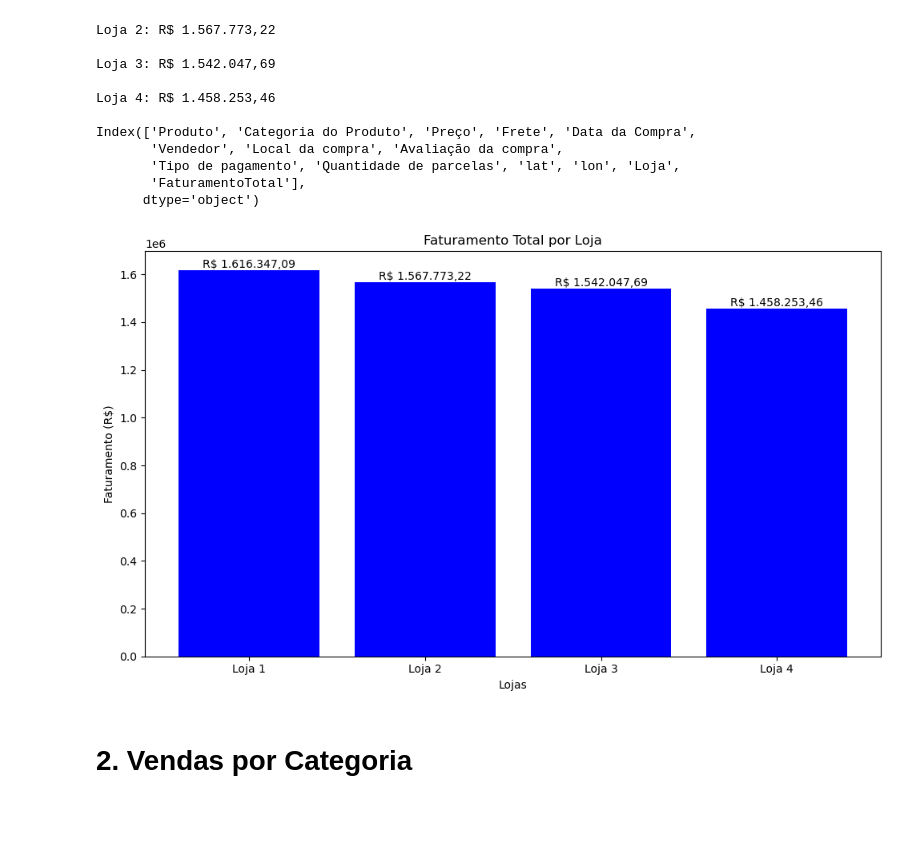
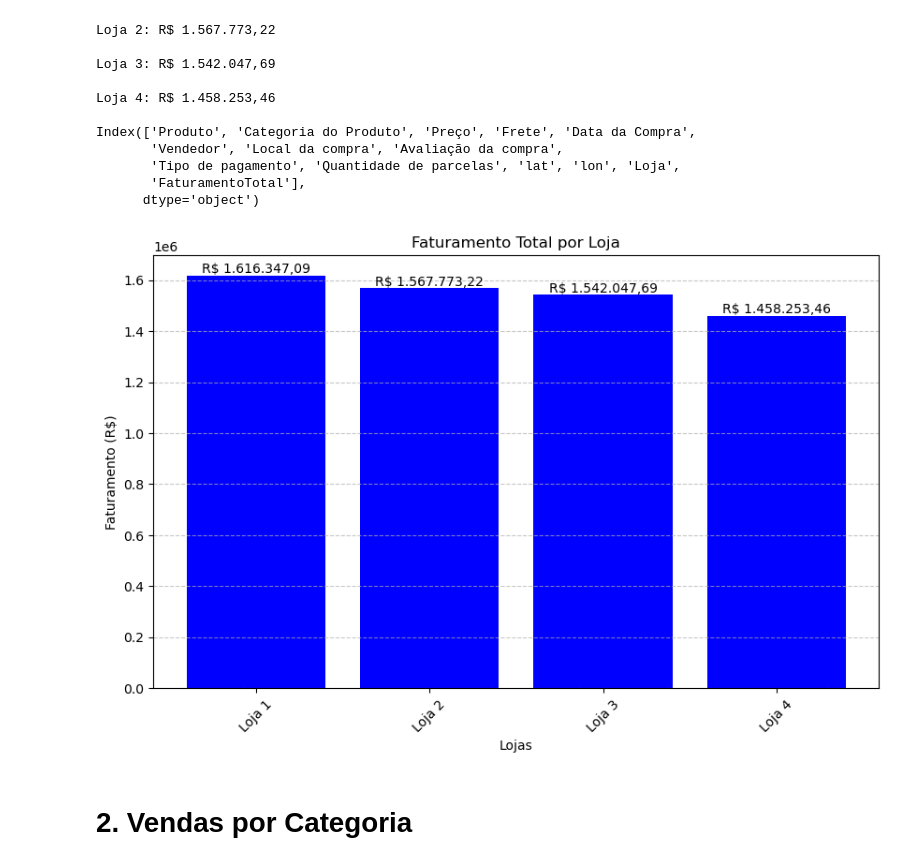
Before and after one commit to luisgoni/Projeto_Ciencia_Dados, a Jupyter notebook: ProjetoFinal_DataScince.ipynb, the cells around one changed output. Saved outputs shown, nothing was run; the diff lists cells and outputs as text; code cells hidden in the pictures; blank space fills up the shorter version.

```diff
--- a/ProjetoFinal_DataScince.ipynb
+++ b/ProjetoFinal_DataScince.ipynb
@@ -82,28 +82,29 @@ Index(['Produto', 'Categoria do Produto', 'Preço', 'Frete', 'Data da Compra',
 # %%
 # Função alternativa para modificar os valores.EX:(Moeda(BR)).
 def formatar_brasileiro(valor):
     return f'R$ {valor:,.2f}'.replace(',', 'v').replace('.', ',').replace('v', '.')
 
 # Dados para o gráfico (usando o DataFrame agrupado anteriormente)
 lojas = faturamento_por_loja['Loja']
 valores = faturamento_por_loja['FaturamentoTotal']
 
 # Gráfico
 plt.figure(figsize=(10, 6))
 bars = plt.bar(lojas, valores, color='blue')
 
 # Adiciona os valores formatados nas colunas
 for bar in bars:
     yval = bar.get_height()
     plt.text(bar.get_x() + bar.get_width()/2.0, yval, formatar_brasileiro(yval), va='bottom', ha='center') # va='bottom' coloca o texto acima da barra
 
 plt.xlabel('Lojas')
 plt.ylabel('Faturamento (R$)')
 plt.title('Faturamento Total por Loja')
-plt.tight_layout()
+plt.grid(axis='y', linestyle='--', alpha=0.7)
+plt.xticks(rotation=45)
 plt.show()
 # %% [output]
-[figure, old version]
+[figure, new version]
 # %% [markdown]
 # 2. Vendas por Categoria
 # %%
```
Also changed, not shown: parts of 2 cells of this notebook.
